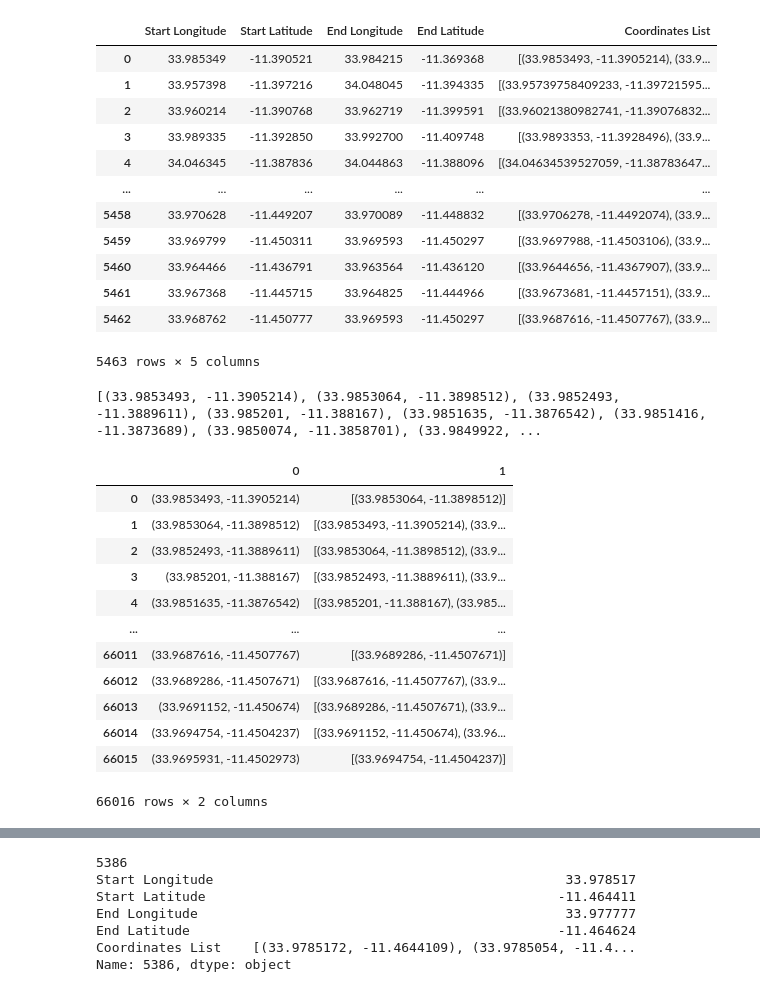
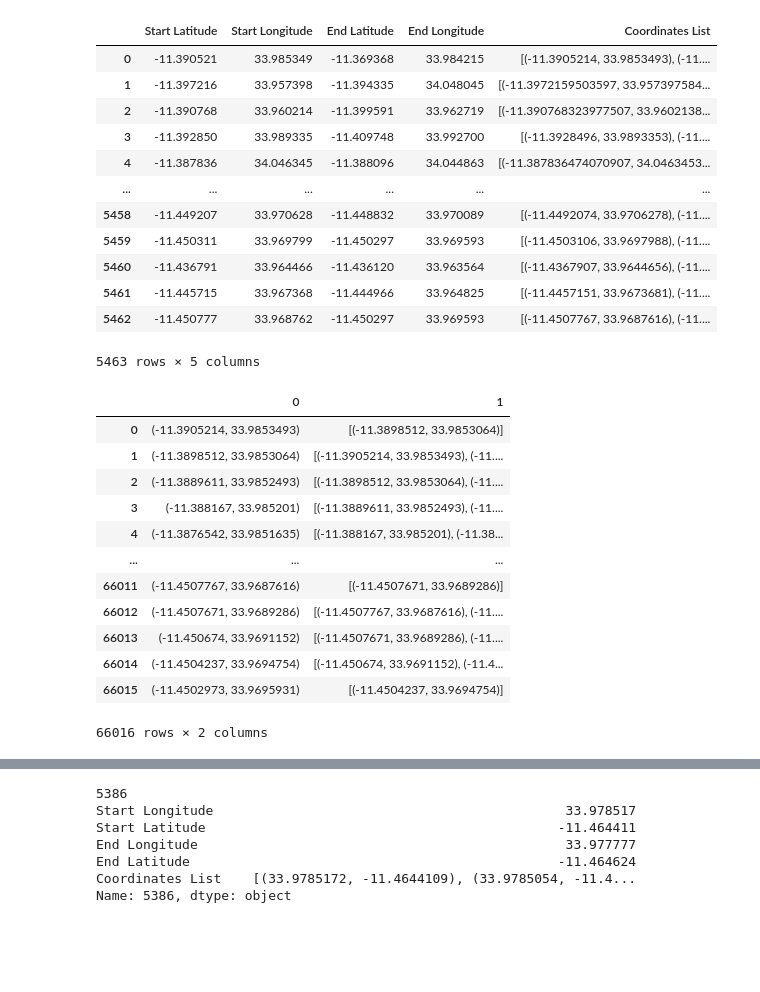
Before and after one commit to RachelRalph/AI4PublicHealth, a Jupyter notebook: Process_Data_Clean.ipynb, the cells around one changed output, grey strips where cells are left out. Drawn from its saved outputs; the diff is of its cells as text; code cells hidden in the pictures; blank space fills up the shorter version.

```diff
--- a/Process_Data_Clean.ipynb
+++ b/Process_Data_Clean.ipynb
@@ -15,12 +17,12 @@ from pyproj import Geod
 # %%
-SCRIPT_PATH = "/Users/rachelralph/Downloads/AI4PublicHealth-main 3"
+# SCRIPT_PATH = "/Users/rachelralph/Downloads/AI4PublicHealth-main 3"
+SCRIPT_PATH = "/Users/Syrin/Documents/GitHub/AI4PublicHealth/"
 
 # Read the road points w/ elevation .shp file via geopandas and store as a pandas dataframe.
 ROAD_POINT_WITH_ELEVATION_PATH = os.path.join(SCRIPT_PATH, "Datasets/MZUZU_roads_pointdata_with_elevation.shp")
 ROAD_POINT_WITH_ELEVATION_DATA = gpd.read_file(ROAD_POINT_WITH_ELEVATION_PATH)
 ROAD_POINT_WITH_ELEVATION_DATA = pd.DataFrame(ROAD_POINT_WITH_ELEVATION_DATA)
 
-extra_data = os.path.join(SCRIPT_PATH, "Datasets/MZUZU_roads_lines_CORRECT.shp")
-extra_data = gpd.read_file(extra_data)
-extra_data = pd.DataFrame(extra_data)
-extra_data['geometry']
+ROAD_LINE_PATH = os.path.join(SCRIPT_PATH, "Datasets/MZUZU_roads_lines_CORRECT.shp")
+ROAD_LINE_DATA = gpd.read_file(ROAD_LINE_PATH)
+ROAD_LINE_DATA = pd.DataFrame(ROAD_LINE_DATA)
@@ -83,90 +72,89 @@ def road_line_processing(road_line_df):
 
                     for coordinate in coordinate_line:
                         all_coor.append(coordinate)
+                        print(coordinate)
 
                     processed_data_line.append(
                         (start_longitude_line, start_latitude_line, end_longitude_line, end_latitude_line, all_coor))
 
             else:
                 print("There is a unique string type that is neither LineString or MultiString:")
                 print("    ", string_type)
 
         else:
             if str(string_type) == "<class 'shapely.geometry.linestring.LineString'>":
                 coordinates_line = list(coordinates_line.coords)
 
                 start_longitude_line = round(coordinates_line[0][0], 6)
                 start_latitude_line = round(coordinates_line[0][1], 6)
                 end_longitude_line = round(coordinates_line[-1][0], 6)
                 end_latitude_line = round(coordinates_line[-1][1], 6)
 
                 all_coor = []
 
                 for coordinate in coordinates_line:
-                        all_coor.append(coordinate)
+                        all_coor.append((coordinate[1], coordinate[0]))
 
                 processed_data_line.append(
-                    (start_longitude_line, start_latitude_line, end_longitude_line, end_latitude_line, all_coor))
+                    (start_latitude_line, start_longitude_line, end_latitude_line, end_longitude_line, all_coor))
 
             else:
                 continue
 
     processed_data_line = pd.DataFrame(processed_data_line)
     processed_data_line = processed_data_line.rename(
-        columns={0: "Start Longitude", 1: "Start Latitude", 2: "End Longitude", 3: "End Latitude", 4:"Coordinates List"})
+        columns={0: "Start Latitude", 1: "Start Longitude", 2: "End Latitude", 3: "End Longitude", 4:"Coordinates List"})
 
     return processed_data_line
 
-road_line_nodes = road_line_processing(extra_data)
+road_line_nodes = road_line_processing(ROAD_LINE_DATA)
 road_line_nodes
 # %% [output]
-|  | Start Longitude | Start Latitude | End Longitude | End Latitude | Coordinates List |
-| 0 | 33.985349 | -11.390521 | 33.984215 | -11.369368 | [(33.9853493, -11.3905214), (33.9... |
-| 1 | 33.957398 | -11.397216 | 34.048045 | -11.394335 | [(33.95739758409233, -11.39721595... |
-| 2 | 33.960214 | -11.390768 | 33.962719 | -11.399591 | [(33.96021380982741, -11.39076832... |
-| 3 | 33.989335 | -11.392850 | 33.992700 | -11.409748 | [(33.9893353, -11.3928496), (33.9... |
-| 4 | 34.046345 | -11.387836 | 34.044863 | -11.388096 | [(34.04634539527059, -11.38783647... |
+|  | Start Latitude | Start Longitude | End Latitude | End Longitude | Coordinates List |
+| 0 | -11.390521 | 33.985349 | -11.369368 | 33.984215 | [(-11.3905214, 33.9853493), (-11.... |
+| 1 | -11.397216 | 33.957398 | -11.394335 | 34.048045 | [(-11.3972159503597, 33.957397584... |
+| 2 | -11.390768 | 33.960214 | -11.399591 | 33.962719 | [(-11.390768323977507, 33.9602138... |
+| 3 | -11.392850 | 33.989335 | -11.409748 | 33.992700 | [(-11.3928496, 33.9893353), (-11.... |
+| 4 | -11.387836 | 34.046345 | -11.388096 | 34.044863 | [(-11.387836474070907, 34.0463453... |
 | ... | ... | ... | ... | ... | ... |
-| 5458 | 33.970628 | -11.449207 | 33.970089 | -11.448832 | [(33.9706278, -11.4492074), (33.9... |
-| 5459 | 33.969799 | -11.450311 | 33.969593 | -11.450297 | [(33.9697988, -11.4503106), (33.9... |
-| 5460 | 33.964466 | -11.436791 | 33.963564 | -11.436120 | [(33.9644656, -11.4367907), (33.9... |
-| 5461 | 33.967368 | -11.445715 | 33.964825 | -11.444966 | [(33.9673681, -11.4457151), (33.9... |
-| 5462 | 33.968762 | -11.450777 | 33.969593 | -11.450297 | [(33.9687616, -11.4507767), (33.9... |
+| 5458 | -11.449207 | 33.970628 | -11.448832 | 33.970089 | [(-11.4492074, 33.9706278), (-11.... |
+| 5459 | -11.450311 | 33.969799 | -11.450297 | 33.969593 | [(-11.4503106, 33.9697988), (-11.... |
+| 5460 | -11.436791 | 33.964466 | -11.436120 | 33.963564 | [(-11.4367907, 33.9644656), (-11.... |
+| 5461 | -11.445715 | 33.967368 | -11.444966 | 33.964825 | [(-11.4457151, 33.9673681), (-11.... |
+| 5462 | -11.450777 | 33.968762 | -11.450297 | 33.969593 | [(-11.4507767, 33.9687616), (-11.... |
 5463 rows × 5 columns
 # %%
-first_run = True
+node_data = []
 
-print(road_line_nodes.iat[0, 4])
-
-node_data = []
 for index, row in road_line_nodes.iterrows():
     for i in range(len(row["Coordinates List"])):
         connections = []
         coordinate_pair = row["Coordinates List"][i]
+
         if i != 0:
             connections.append(row["Coordinates List"][i - 1])
+
         if i != len(row["Coordinates List"]) - 1:
             connections.append(row["Coordinates List"][i + 1])
+
         node_data.append([coordinate_pair, connections])
-
 
 node_data = pd.DataFrame(node_data)
 node_data
 # %% [output]
+|  | 0 | 1 |
+| 0 | (-11.3905214, 33.9853493) | [(-11.3898512, 33.9853064)] |
+| 1 | (-11.3898512, 33.9853064) | [(-11.3905214, 33.9853493), (-11.... |
+| 2 | (-11.3889611, 33.9852493) | [(-11.3898512, 33.9853064), (-11.... |
+| 3 | (-11.388167, 33.985201) | [(-11.3889611, 33.9852493), (-11.... |
+| 4 | (-11.3876542, 33.9851635) | [(-11.388167, 33.985201), (-11.38... |
+| ... | ... | ... |
+| 66011 | (-11.4507767, 33.9687616) | [(-11.4507671, 33.9689286)] |
+| 66012 | (-11.4507671, 33.9689286) | [(-11.4507767, 33.9687616), (-11.... |
+| 66013 | (-11.450674, 33.9691152) | [(-11.4507671, 33.9689286), (-11.... |
+| 66014 | (-11.4504237, 33.9694754) | [(-11.450674, 33.9691152), (-11.4... |
+| 66015 | (-11.4502973, 33.9695931) | [(-11.4504237, 33.9694754)] |
-[(33.9853493, -11.3905214), (33.9853064, -11.3898512), (33.9852493, -11.3889611), (33.985201, -11.388167), (33.9851635, -11.3876542), (33.9851416, -11.3873689), (33.9850074, -11.3858701), (33.9849922, ...
+66016 rows × 2 columns
-|  | 0 | 1 |
-| 0 | (33.9853493, -11.3905214) | [(33.9853064, -11.3898512)] |
-| 1 | (33.9853064, -11.3898512) | [(33.9853493, -11.3905214), (33.9... |
-| 2 | (33.9852493, -11.3889611) | [(33.9853064, -11.3898512), (33.9... |
-| 3 | (33.985201, -11.388167) | [(33.9852493, -11.3889611), (33.9... |
-| 4 | (33.9851635, -11.3876542) | [(33.985201, -11.388167), (33.985... |
-| ... | ... | ... |
-| 66011 | (33.9687616, -11.4507767) | [(33.9689286, -11.4507671)] |
-| 66012 | (33.9689286, -11.4507671) | [(33.9687616, -11.4507767), (33.9... |
-| 66013 | (33.9691152, -11.450674) | [(33.9689286, -11.4507671), (33.9... |
-| 66014 | (33.9694754, -11.4504237) | [(33.9691152, -11.450674), (33.96... |
-| 66015 | (33.9695931, -11.4502973) | [(33.9694754, -11.4504237)] |
-66016 rows × 2 columns
 # %%
 lat_long_pairs = {}
 
```
Also changed, not shown: parts of 29 cells of this notebook, 6 other files.
